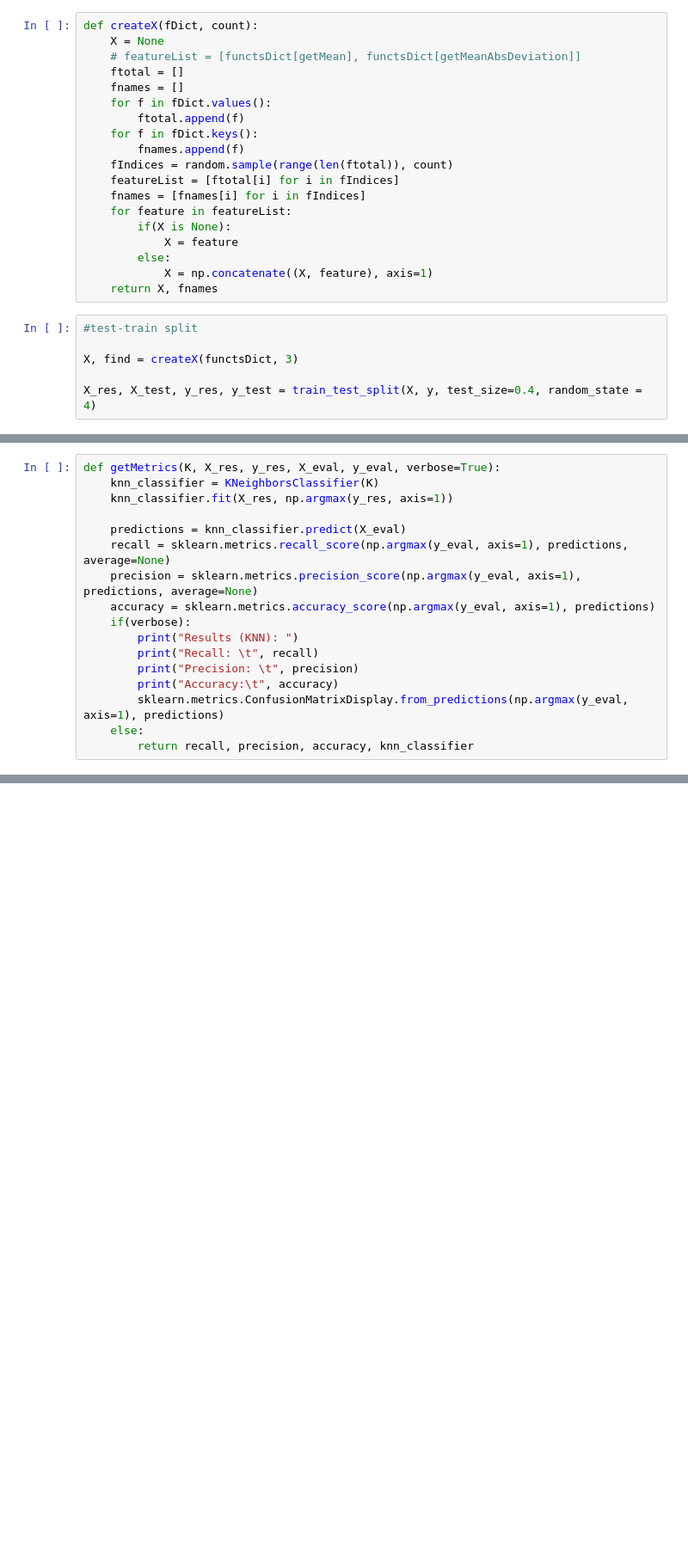
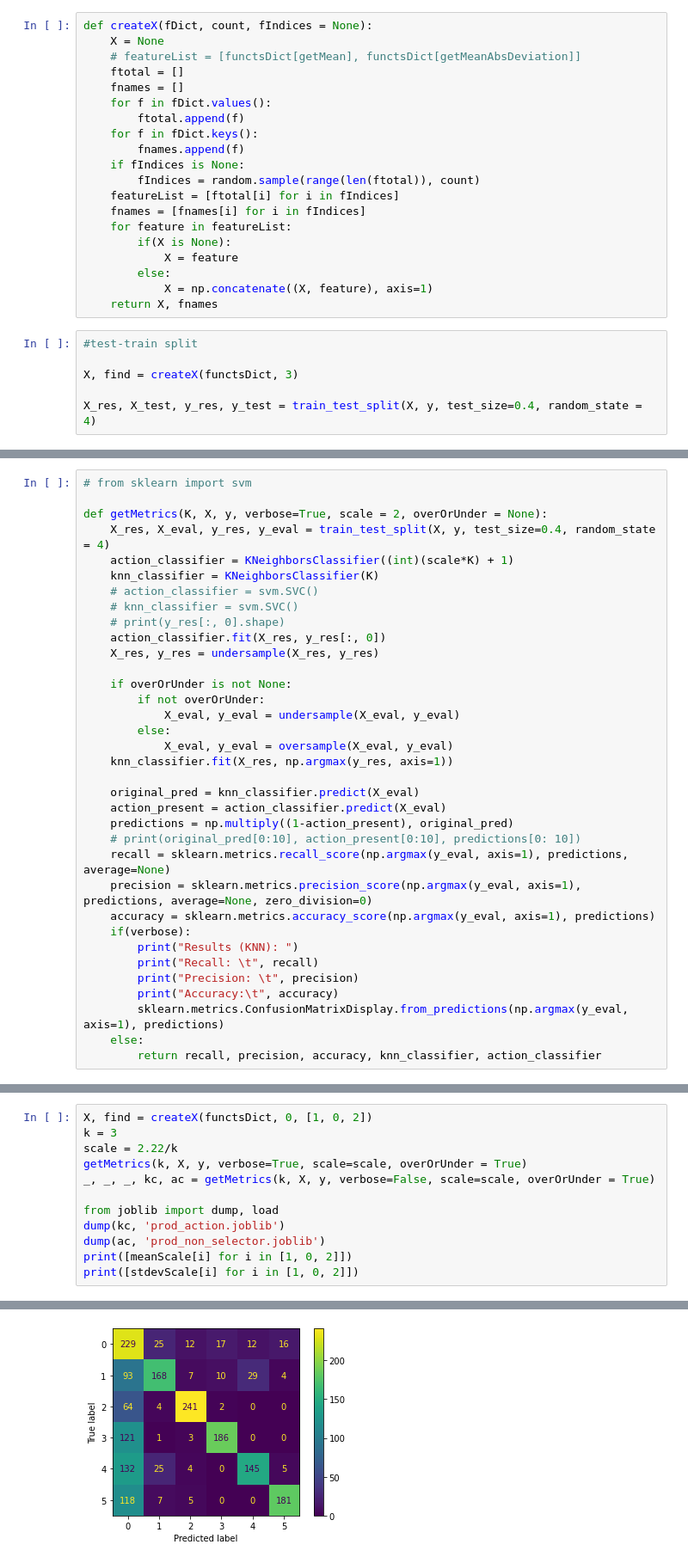
Before and after one commit to neurotech-uiuc/R-Cario, a Jupyter notebook: svmtest2.ipynb, the cells around one changed output, grey strips where cells are left out. Shown at 86% size. Drawn from its saved outputs; the diff is of its cells as text; blank space fills up the shorter version.

```diff
--- a/svmtest2.ipynb
+++ b/svmtest2.ipynb
@@ -245,5 +229,5 @@ for featureFunc in functsList:
 # %%
-def createX(fDict, count):
+def createX(fDict, count, fIndices = None):
     X = None
     # featureList = [functsDict[getMean], functsDict[getMeanAbsDeviation]]
     ftotal = []
@@ -252,7 +236,8 @@ def createX(fDict, count):
         ftotal.append(f)
     for f in fDict.keys():
         fnames.append(f)
-    fIndices = random.sample(range(len(ftotal)), count)
+    if fIndices is None:
+        fIndices = random.sample(range(len(ftotal)), count)
     featureList = [ftotal[i] for i in fIndices]
     fnames = [fnames[i] for i in fIndices]
     for feature in featureList:
@@ -294,11 +279,29 @@ X_test, y_test = oversample(X_test, y_test)
 # %%
-def getMetrics(K, X_res, y_res, X_eval, y_eval, verbose=True):
+# from sklearn import svm
+
+def getMetrics(K, X, y, verbose=True, scale = 2, overOrUnder = None):
+    X_res, X_eval, y_res, y_eval = train_test_split(X, y, test_size=0.4, random_state = 4)
+    action_classifier = KNeighborsClassifier((int)(scale*K) + 1)
     knn_classifier = KNeighborsClassifier(K)
+    # action_classifier = svm.SVC()
+    # knn_classifier = svm.SVC()
+    # print(y_res[:, 0].shape)
+    action_classifier.fit(X_res, y_res[:, 0])
+    X_res, y_res = undersample(X_res, y_res)
+
+    if overOrUnder is not None:
+        if not overOrUnder:
+            X_eval, y_eval = undersample(X_eval, y_eval)
+        else:
+            X_eval, y_eval = oversample(X_eval, y_eval)
     knn_classifier.fit(X_res, np.argmax(y_res, axis=1))
 
-    predictions = knn_classifier.predict(X_eval)
+    original_pred = knn_classifier.predict(X_eval)
+    action_present = action_classifier.predict(X_eval)
+    predictions = np.multiply((1-action_present), original_pred)
+    # print(original_pred[0:10], action_present[0:10], predictions[0: 10])
     recall = sklearn.metrics.recall_score(np.argmax(y_eval, axis=1), predictions, average=None)
-    precision = sklearn.metrics.precision_score(np.argmax(y_eval, axis=1), predictions, average=None)
+    precision = sklearn.metrics.precision_score(np.argmax(y_eval, axis=1), predictions, average=None, zero_division=0)
     accuracy = sklearn.metrics.accuracy_score(np.argmax(y_eval, axis=1), predictions)
     if(verbose):
         print("Results (KNN): ")
@@ -307,4 +310,4 @@ def getMetrics(K, X_res, y_res, X_eval, y_eval, verbose=True):
         print("Accuracy:\t", accuracy)
         sklearn.metrics.ConfusionMatrixDisplay.from_predictions(np.argmax(y_eval, axis=1), predictions)
     else:
-        return recall, precision, accuracy, knn_classifier
+        return recall, precision, accuracy, knn_classifier, action_classifier
@@ -316,0 +314,13 @@ bestX = None
+# %%
+X, find = createX(functsDict, 0, [1, 0, 2])
+k = 3
+scale = 2.22/k
+getMetrics(k, X, y, verbose=True, scale=scale, overOrUnder = True)
+_, _, _, kc, ac = getMetrics(k, X, y, verbose=False, scale=scale, overOrUnder = True)
+
+from joblib import dump, load
+dump(kc, 'prod_action.joblib')
+dump(ac, 'prod_non_selector.joblib')
+print([meanScale[i] for i in [1, 0, 2]])
+print([stdevScale[i] for i in [1, 0, 2]])
+# %% [output]
@@ -317 +331,2 @@ bestX = None
+[figure, added]
 # %%
```
Also changed, not shown: parts of 11 cells of this notebook, 8 other files.
